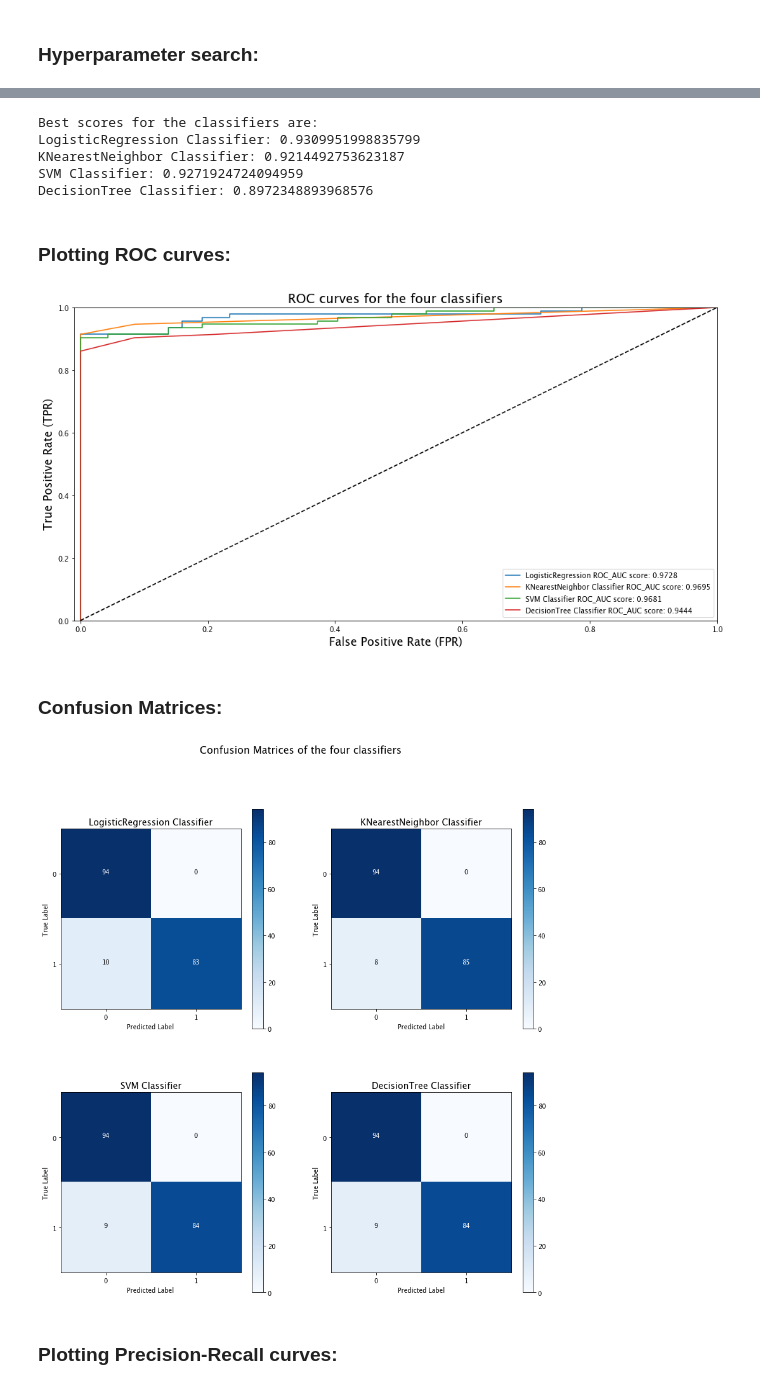
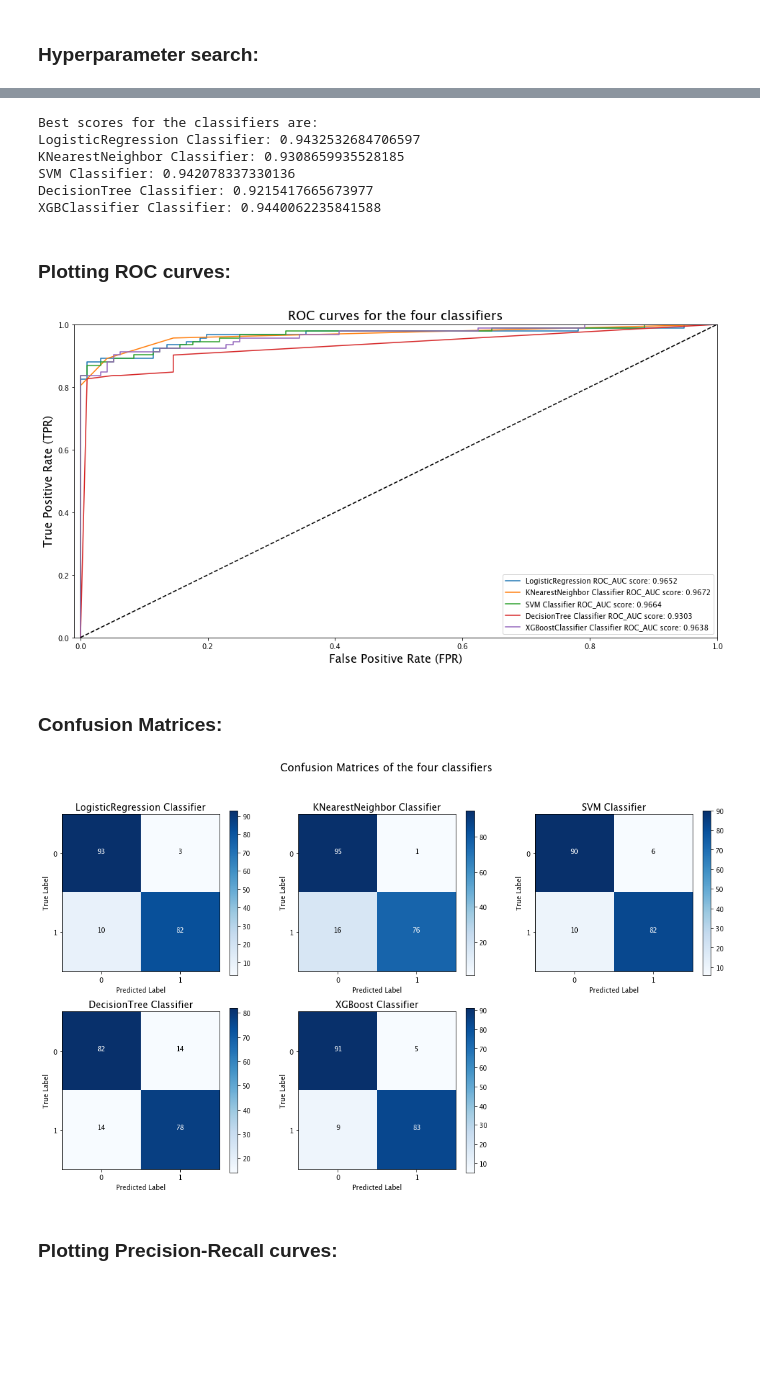
Before and after one commit to vspvikram/Fraud-Detection-And-Analysis, a Jupyter notebook: fraud_detection.ipynb, the cells around one changed output, grey strips where cells are left out. Drawn from its saved outputs; the diff is of its cells as text; code cells hidden in the pictures; blank space fills up the shorter version.

Commit message:
adding xgboost model

```diff
--- a/fraud_detection.ipynb
+++ b/fraud_detection.ipynb
@@ -124,10 +147,11 @@ plt.show()
 # Feature Scaling and transformation:
 Time and Amount column range needs to be scaled for most of our prediction algorithms. That is why we will use RobustScaler as it robust to the outliers.
 # %%
-scaler = RobustScaler()
+time_scaler = RobustScaler()
+amount_scaler = RobustScaler()
 # dropping the time and amount after scaling
-df["amount_scaled"] = scaler.fit_transform(df["Amount"].values.reshape(-1, 1))
-df["time_scaled"] = scaler.fit_transform(df["Time"].values.reshape(-1, 1))
+df["amount_scaled"] = amount_scaler.fit_transform(df["Amount"].values.reshape(-1, 1))
+df["time_scaled"] = time_scaler.fit_transform(df["Time"].values.reshape(-1, 1))
 df.drop(["Time", "Amount"], axis=1, inplace=True)
 
 df.head()
@@ -429,6 +455,17 @@ grid_tree.fit(X_train, y_train)
 
 # best estimator
 tree_clf = grid_tree.best_estimator_
+# %%
+# for XGBoost classifier
+xgb_params = {
+            "learning_rate"    : [0.05, 0.1, 0.3] ,
+            "max_depth"        : [ 12, 15]}
+
+grid_xgb = GridSearchCV(XGBClassifier(), xgb_params, cv=5, scoring=scorer, refit="f1")
+grid_xgb.fit(X_train, y_train)
+
+# best estimator
+xgb_clf = grid_xgb.best_estimator_
 # %%
 # getting the best hyperparameters for all the classifiers
 print("Best Hyperparameters for the classifiers are:")
@@ -449,12 +488,14 @@ print("LogisticRegression Classifier: {}".format(max(grid_log_reg.cv_results_["m
 print("KNearestNeighbor Classifier: {}".format(max(grid_knears.cv_results_["mean_test_f1"])))
 print("SVM Classifier: {}".format(max(grid_svc.cv_results_["mean_test_f1"])))
 print("DecisionTree Classifier: {}".format(max(grid_tree.cv_results_["mean_test_f1"])))
+print("XGBClassifier Classifier: {}".format(max(grid_xgb.cv_results_["mean_test_f1"])))
 # %% [output]
 Best scores for the classifiers are:
-LogisticRegression Classifier: 0.9309951998835799
-KNearestNeighbor Classifier: 0.9214492753623187
-SVM Classifier: 0.9271924724094959
-DecisionTree Classifier: 0.8972348893968576
+LogisticRegression Classifier: 0.9432532684706597
+KNearestNeighbor Classifier: 0.9308659935528185
+SVM Classifier: 0.942078337330136
+DecisionTree Classifier: 0.9215417665673977
+XGBClassifier Classifier: 0.9440062235841588
 # %% [markdown]
 ### Plotting ROC curves:
 # %%
@@ -463,18 +504,21 @@ log_reg_pred = log_reg.decision_function(X_test)
 knears_pred = knears_neighbors.predict_proba(X_test)[:,1]
 svc_pred = svc.decision_function(X_test)
 tree_clf_pred = tree_clf.predict_proba(X_test)[:,1]
+xgb_clf_pred = xgb_clf.predict_proba(X_test)[:, 1]
 
 # predicting the class of the test samples
 log_reg_pred_cls = log_reg.predict(X_test)
 knears_pred_cls = knears_neighbors.predict(X_test)
 svc_pred_cls = svc.predict(X_test)
 tree_clf_pred_cls = tree_clf.predict(X_test)
+xgb_clf_pred_cls = xgb_clf.predict(X_test)
 # %%
 # creating ROC curves
 log_fpr, log_tpr, log_threshold = roc_curve(y_test, log_reg_pred)
 knears_fpr, knears_tpr, knears_threshold = roc_curve(y_test, knears_pred)
 svc_fpr, svc_tpr, svc_threshold = roc_curve(y_test, svc_pred)
 tree_fpr, tree_tpr, tree_threshold = roc_curve(y_test, tree_clf_pred)
+xgb_fpr, xgb_tpr, xgb_threshold = roc_curve(y_test, xgb_clf_pred)
 
 plt.figure(figsize=(16, 8))
 plt.title("ROC curves for the four classifiers", fontsize=18)
@@ -482,6 +526,7 @@ plt.plot(log_fpr, log_tpr, label="LogisticRegression ROC_AUC score: {0:.4f}".for
 plt.plot(knears_fpr, knears_tpr, label="KNearestNeighbor Classifier ROC_AUC score: {0:.4f}".format(roc_auc_score(y_test, knears_pred)))
 plt.plot(svc_fpr, svc_tpr, label="SVM Classifier ROC_AUC score: {0:.4f}".format(roc_auc_score(y_test, svc_pred)))
 plt.plot(tree_fpr, tree_tpr, label="DecisionTree Classifier ROC_AUC score: {0:.4f}".format(roc_auc_score(y_test, tree_clf_pred)))
+plt.plot(xgb_fpr, xgb_tpr, label="XGBoostClassifier Classifier ROC_AUC score: {0:.4f}".format(roc_auc_score(y_test, xgb_clf_pred)))
 plt.plot([0,1], [0,1], 'k--')
 plt.axis([-0.01, 1, 0, 1])
 plt.xlabel("False Positive Rate (FPR)", fontsize=16)
@@ -489,7 +534,7 @@ plt.ylabel("True Positive Rate (TPR)", fontsize=16)
 plt.legend()
 plt.show()
 # %% [output]
-[figure, old version]
+[figure, new version]
 # %% [markdown]
 ### Confusion Matrices:
 # %%
@@ -514,21 +559,24 @@ def plot_confusion_matrix(cnf_mat, class_names, title, axis):
 # %%
 
 log_cnf_matrix = confusion_matrix(y_test, log_reg_pred_cls)
 knears_cnf_matrix = confusion_matrix(y_test, knears_pred_cls)
 svc_cnf_matrix = confusion_matrix(y_test, svc_pred_cls)
-tree_cnf_matrix = confusion_matrix(y_test, svc_pred_cls)
+tree_cnf_matrix = confusion_matrix(y_test, tree_clf_pred_cls)
+xgb_cnf_matrix = confusion_matrix(y_test, xgb_clf_pred_cls)
 
 
-f, ((ax1, ax2), (ax3, ax4)) = plt.subplots(2, 2, figsize=(14, 14))
+f, ((ax1, ax2, ax3), (ax4, ax5, ax6)) = plt.subplots(2, 3, figsize=(18, 10))
+f.delaxes(ax6)
 # f.tight_layout(h_pad=2, v_pad=2)
 plot_confusion_matrix(log_cnf_matrix, class_names=[0,1], title="LogisticRegression Classifier", axis=ax1)
 plot_confusion_matrix(knears_cnf_matrix, class_names=[0,1], title="KNearestNeighbor Classifier", axis=ax2)
 plot_confusion_matrix(svc_cnf_matrix, class_names=[0,1], title="SVM Classifier", axis=ax3)
 plot_confusion_matrix(tree_cnf_matrix, class_names=[0,1], title="DecisionTree Classifier", axis=ax4)
+plot_confusion_matrix(xgb_cnf_matrix, class_names=[0,1], title="XGBoost Classifier", axis=ax5)
 plt.suptitle("Confusion Matrices of the four classifiers", fontsize=16)
 plt.show()
 # %% [output]
-[figure, old version]
+[figure, new version]
 # %% [markdown]
 ### Plotting Precision-Recall curves:
 # %%
```
Also changed, not shown: parts of 20 cells of this notebook.
